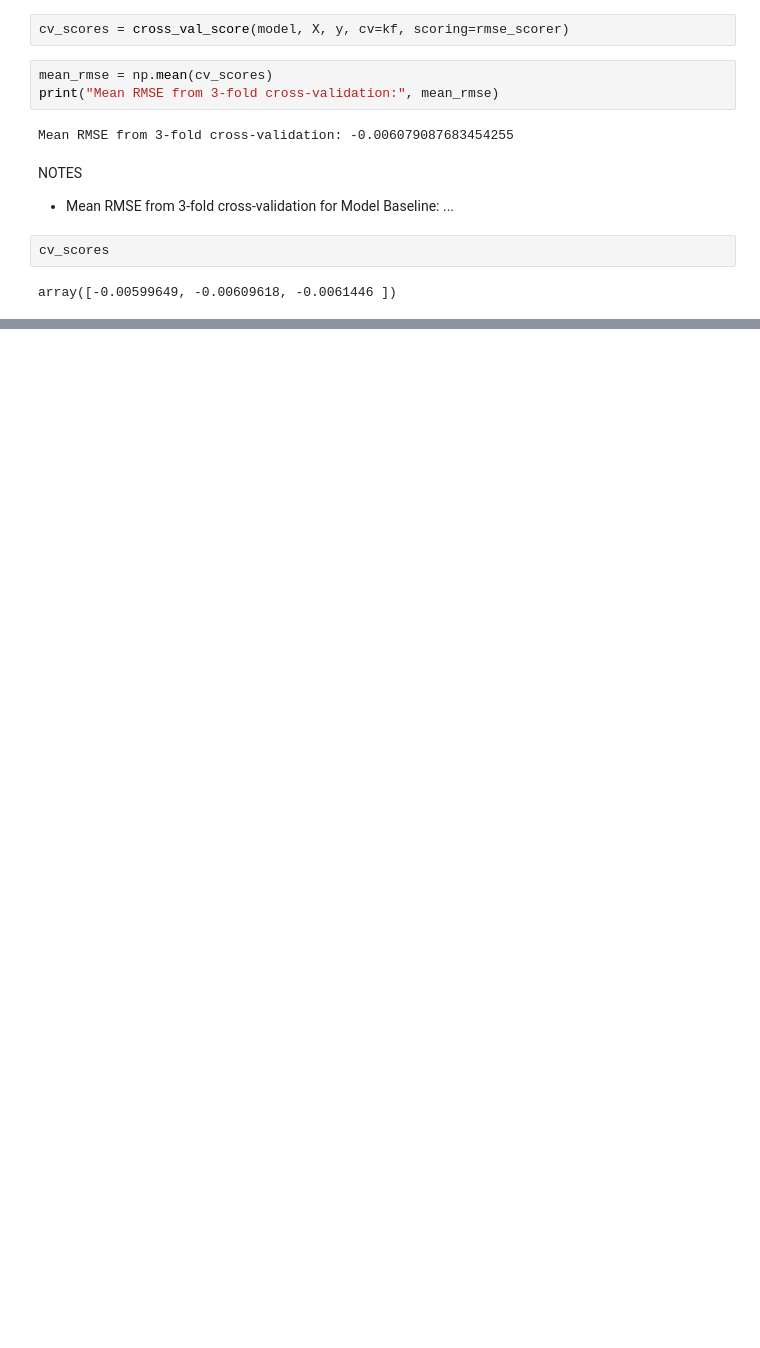
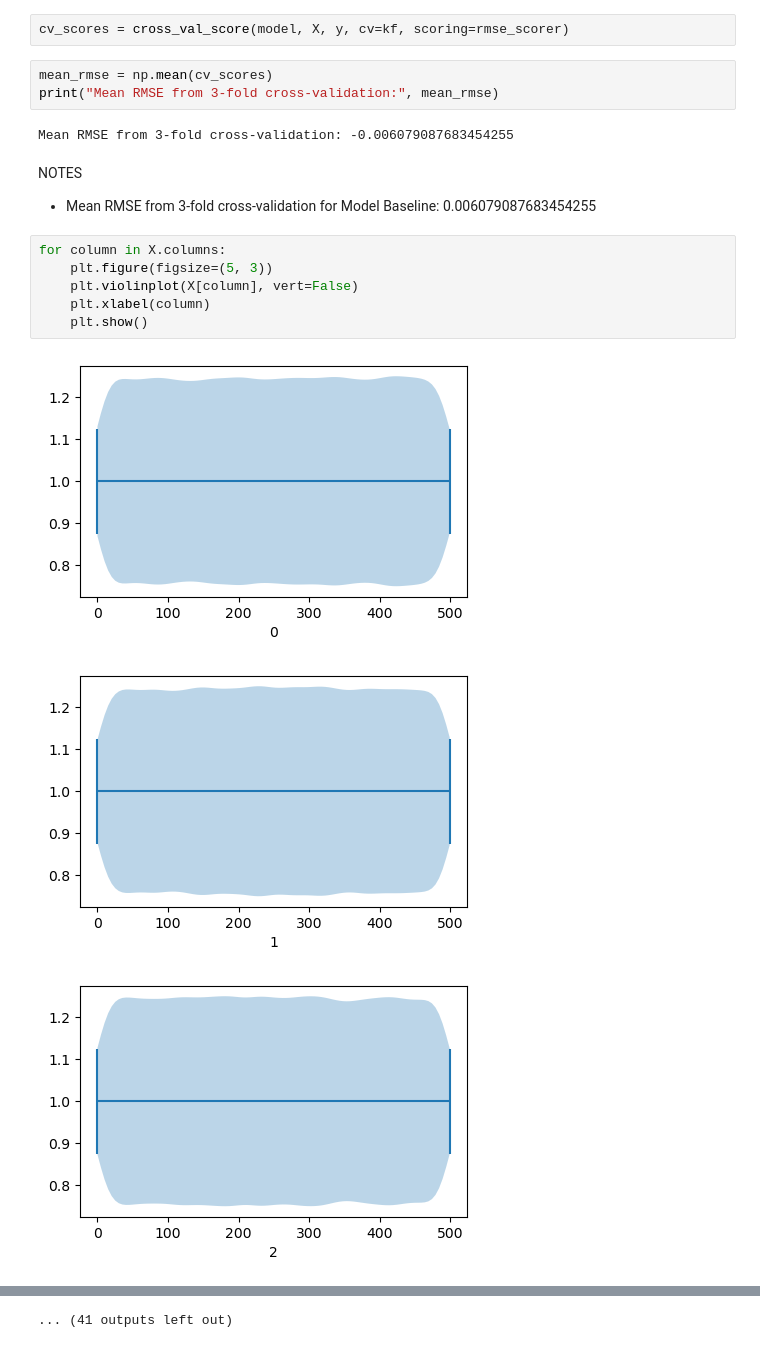
Before and after one commit to MariuszJM/Task2-Regression-on-the-tabular-data, a Jupyter notebook: notebooks/exploratory_data_analysis.ipynb, the cells around one changed output, grey strips where cells are left out. Cells and saved outputs as stored; diff of their text form; blank space fills up the shorter version.

```diff
--- a/notebooks/exploratory_data_analysis.ipynb
+++ b/notebooks/exploratory_data_analysis.ipynb
@@ -171,8 +173,14 @@ Mean RMSE from 3-fold cross-validation: -0.006079087683454255
 # %% [markdown]
 NOTES
 
-- Mean RMSE from 3-fold cross-validation for Model Baseline: ...
+- Mean RMSE from 3-fold cross-validation for Model Baseline: 0.006079087683454255
-# %%
-cv_scores
-# %% [output]
-array([-0.00599649, -0.00609618, -0.0061446 ])
+# %%
+for column in X.columns:
+    plt.figure(figsize=(5, 3))
+    plt.violinplot(X[column], vert=False)
+    plt.xlabel(column)
+    plt.show()
+# %% [output]
+[figure, added]
+[figure, added]
+[figure, added]
@@ -178,0 +196 @@ array([-0.00599649, -0.00609618, -0.0061446 ])
+... (41 outputs left out)
```
Also changed, not shown: parts of 4 cells of this notebook.
